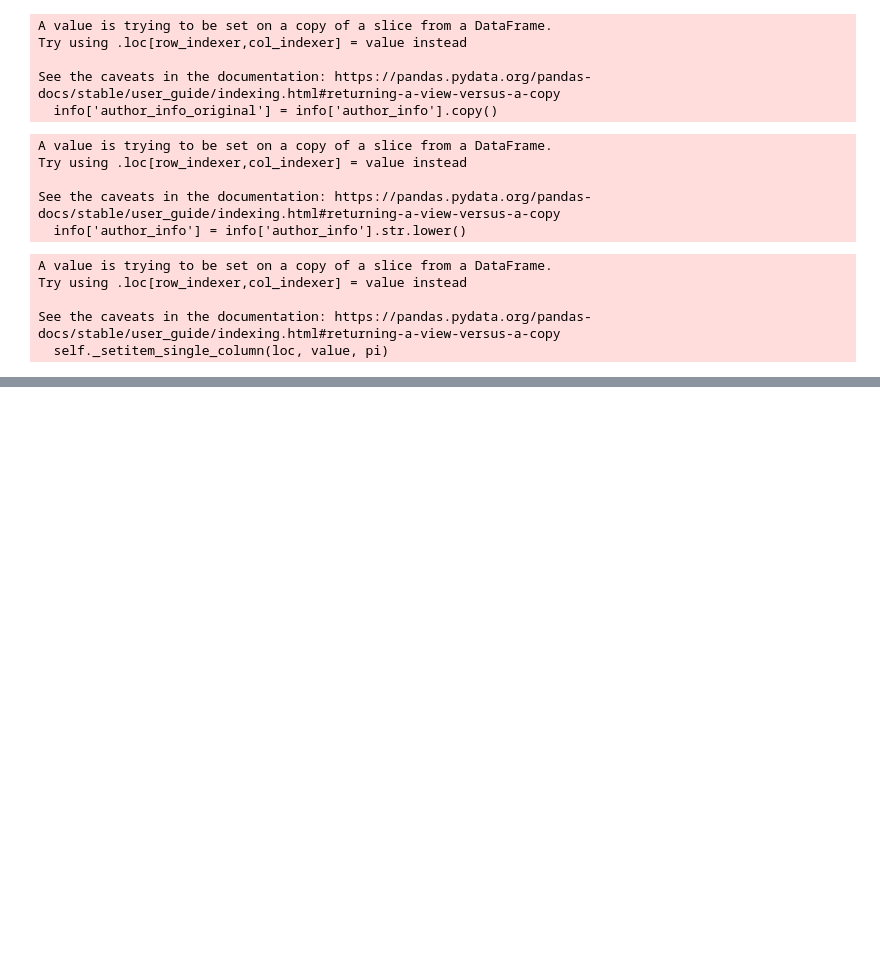
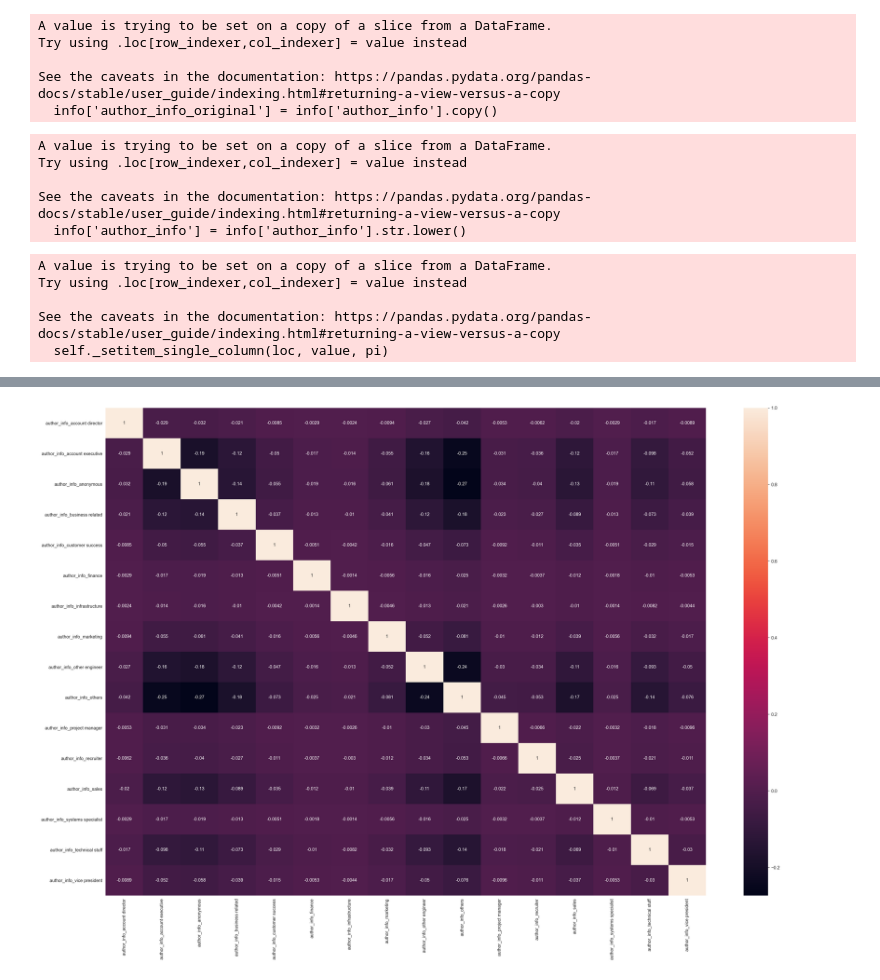
Before and after one commit to hitomi1104/sf_employee_review, a Jupyter notebook: global/EDA.ipynb, the cells around one changed output, grey strips where cells are left out. Cells and saved outputs as stored; diff of their text form; code cells hidden in the pictures; blank space fills up the shorter version.

```diff
--- a/global/EDA.ipynb
+++ b/global/EDA.ipynb
@@ -187,0 +244,9 @@ info['author_info'].to_csv('authoer_info')
+# %%
+info = info.loc[:, 'author_info': 'rating']
+# %%
+df_dum = pd.get_dummies(info, columns = ['author_info'])
+# %%
+bins = [0, 3, 5]
+names = ['low', 'high']
+df_dum['eval'] = pd.cut(df_dum['rating'], bins, labels=names)
+df_dum.drop(columns = ['rating'], inplace = True)
@@ -187,0 +265,7 @@ info['author_info'].to_csv('authoer_info')
+# %%
+plt.figure(figsize=(30, 20))
+# plt.yticks(rotation=0)
+sns.heatmap(df_dum.corr(), annot=True)
+plt.show()
+# %% [output]
+[figure, added]
```
Also changed, not shown: parts of 13 cells of this notebook, 2 other files.
